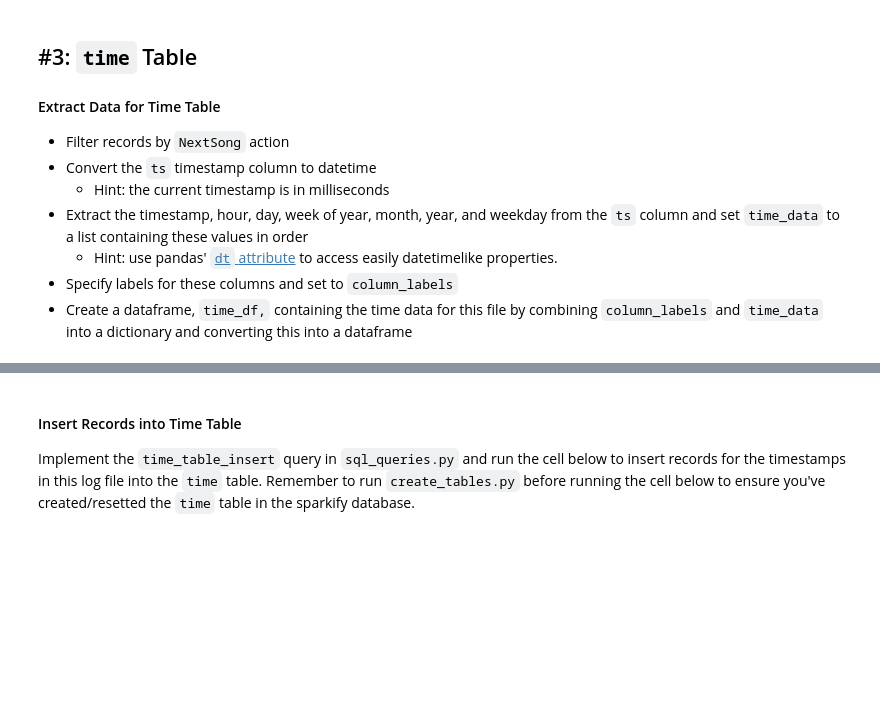
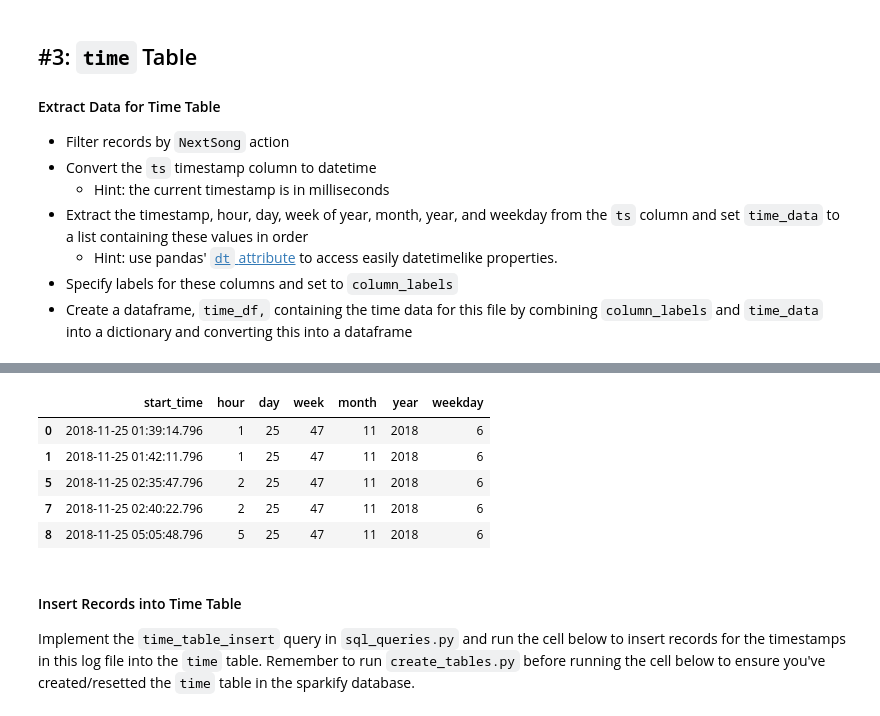
Before and after one commit to lpillmann/udacity-data-modeling-with-postgres, a Jupyter notebook: etl.ipynb, the cells around one changed output, grey strips where cells are left out. Saved outputs shown, nothing was run; the diff lists cells and outputs as text; code cells hidden in the pictures; blank space fills up the shorter version.

```diff
--- a/etl.ipynb
+++ b/etl.ipynb
@@ -150,3 +163,23 @@ time_df.head()
+# %%
+time_df = (
+    dff['ts']
+    .to_frame()
+    .rename(columns={'ts': 'start_time'})
+    .assign(hour=lambda x: x['start_time'].dt.hour)
+    .assign(day=lambda x: x['start_time'].dt.day)
+    .assign(week=lambda x: x['start_time'].dt.isocalendar().week)
+    .assign(month=lambda x: x['start_time'].dt.month)
+    .assign(year=lambda x: x['start_time'].dt.year)
+    .assign(weekday=lambda x: x['start_time'].dt.weekday)
+)
+time_df.head()
+# %% [output]
+|  | start_time | hour | day | week | month | year | weekday |
+| 0 | 2018-11-25 01:39:14.796 | 1 | 25 | 47 | 11 | 2018 | 6 |
+| 1 | 2018-11-25 01:42:11.796 | 1 | 25 | 47 | 11 | 2018 | 6 |
+| 5 | 2018-11-25 02:35:47.796 | 2 | 25 | 47 | 11 | 2018 | 6 |
+| 7 | 2018-11-25 02:40:22.796 | 2 | 25 | 47 | 11 | 2018 | 6 |
+| 8 | 2018-11-25 05:05:48.796 | 5 | 25 | 47 | 11 | 2018 | 6 |
 # %% [markdown]
 #### Insert Records into Time Table
 Implement the `time_table_insert` query in `sql_queries.py` and run the cell below to insert records for the timestamps in this log file into the `time` table. Remember to run `create_tables.py` before running the cell below to ensure you've created/resetted the `time` table in the sparkify database.
```
Also changed, not shown: parts of 21 cells of this notebook, 2 other files.
